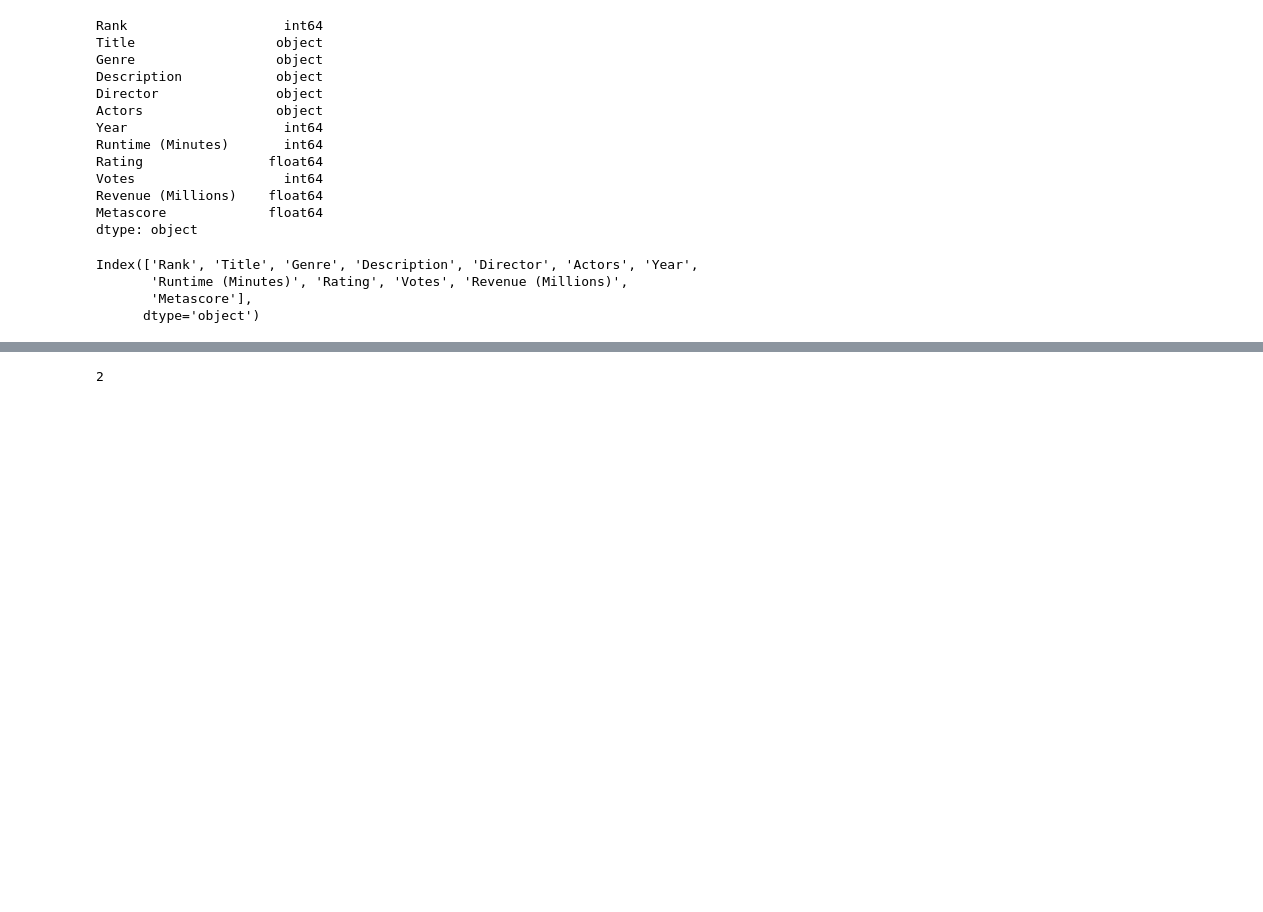
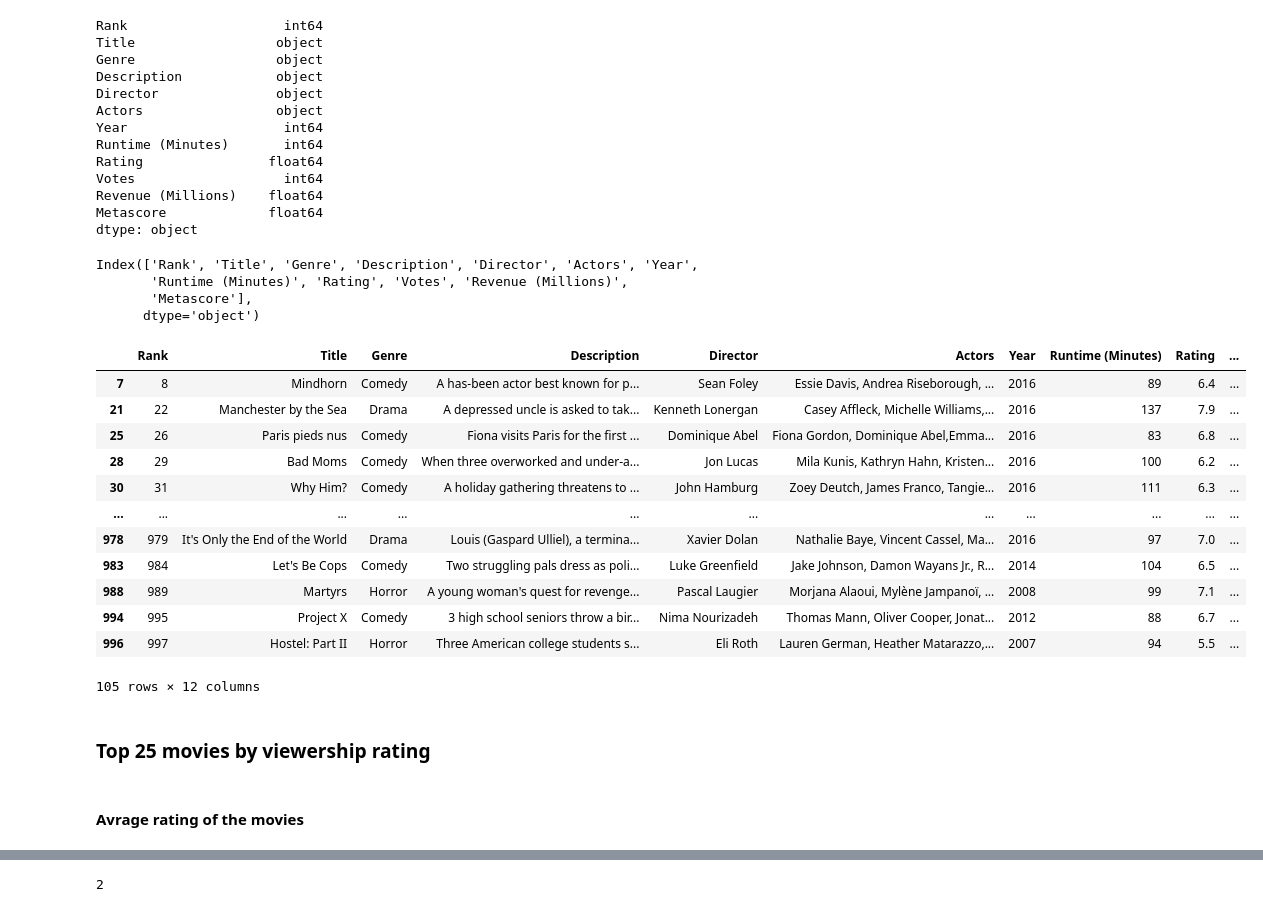
Before and after one commit to 960Subhamsingh/data_analyst_projects, a Jupyter notebook: Movies_analysis/movies.ipynb, the cells around one changed output, grey strips where cells are left out. Cells and saved outputs as stored; diff of their text form; code cells hidden in the pictures; blank space fills up the shorter version.

```diff
--- a/Movies_analysis/movies.ipynb
+++ b/Movies_analysis/movies.ipynb
@@ -41,3 +63,24 @@ Index(['Rank', 'Title', 'Genre', 'Description', 'Director', 'Actors', 'Year',
        'Runtime (Minutes)', 'Rating', 'Votes', 'Revenue (Millions)',
        'Metascore'],
       dtype='object')
+# %%
+df[df["Genre"].isin(['Action','Adventure','Animation','Comedy','Crime','Documentary','Drama','Fantasy'
+  'Film-Noir','Horror','Musical','Mystery','Romance','Sci-Fi', 'Thriller','War','Western'])]
+# %% [output]
+|  | Rank | Title | Genre | Description | Director | Actors | Year | Runtime (Minutes) | Rating | ... |
+| 7 | 8 | Mindhorn | Comedy | A has-been actor best known for p... | Sean Foley | Essie Davis, Andrea Riseborough, ... | 2016 | 89 | 6.4 | ... |
+| 21 | 22 | Manchester by the Sea | Drama | A depressed uncle is asked to tak... | Kenneth Lonergan | Casey Affleck, Michelle Williams,... | 2016 | 137 | 7.9 | ... |
+| 25 | 26 | Paris pieds nus | Comedy | Fiona visits Paris for the first ... | Dominique Abel | Fiona Gordon, Dominique Abel,Emma... | 2016 | 83 | 6.8 | ... |
+| 28 | 29 | Bad Moms | Comedy | When three overworked and under-a... | Jon Lucas | Mila Kunis, Kathryn Hahn, Kristen... | 2016 | 100 | 6.2 | ... |
+| 30 | 31 | Why Him? | Comedy | A holiday gathering threatens to ... | John Hamburg | Zoey Deutch, James Franco, Tangie... | 2016 | 111 | 6.3 | ... |
+| ... | ... | ... | ... | ... | ... | ... | ... | ... | ... | ... |
+| 978 | 979 | It's Only the End of the World | Drama | Louis (Gaspard Ulliel), a termina... | Xavier Dolan | Nathalie Baye, Vincent Cassel, Ma... | 2016 | 97 | 7.0 | ... |
+| 983 | 984 | Let's Be Cops | Comedy | Two struggling pals dress as poli... | Luke Greenfield | Jake Johnson, Damon Wayans Jr., R... | 2014 | 104 | 6.5 | ... |
+| 988 | 989 | Martyrs | Horror | A young woman's quest for revenge... | Pascal Laugier | Morjana Alaoui, Mylène Jampanoï, ... | 2008 | 99 | 7.1 | ... |
+| 994 | 995 | Project X | Comedy | 3 high school seniors throw a bir... | Nima Nourizadeh | Thomas Mann, Oliver Cooper, Jonat... | 2012 | 88 | 6.7 | ... |
+| 996 | 997 | Hostel: Part II | Horror | Three American college students s... | Eli Roth | Lauren German, Heather Matarazzo,... | 2007 | 94 | 5.5 | ... |
+105 rows × 12 columns
+# %% [markdown]
+### Top 25 movies by viewership rating
+# %% [markdown]
+#### Avrage rating of the movies
```
Also changed, not shown: parts of 11 cells of this notebook, 2 other files.
